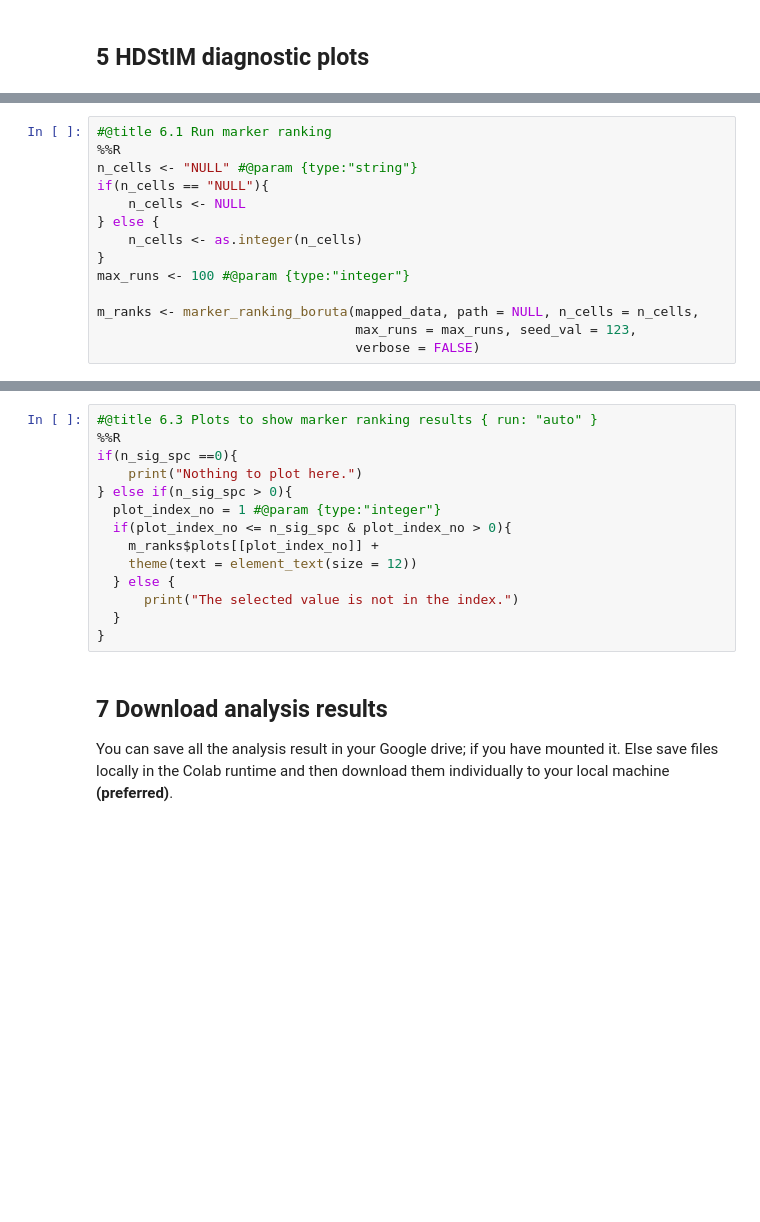
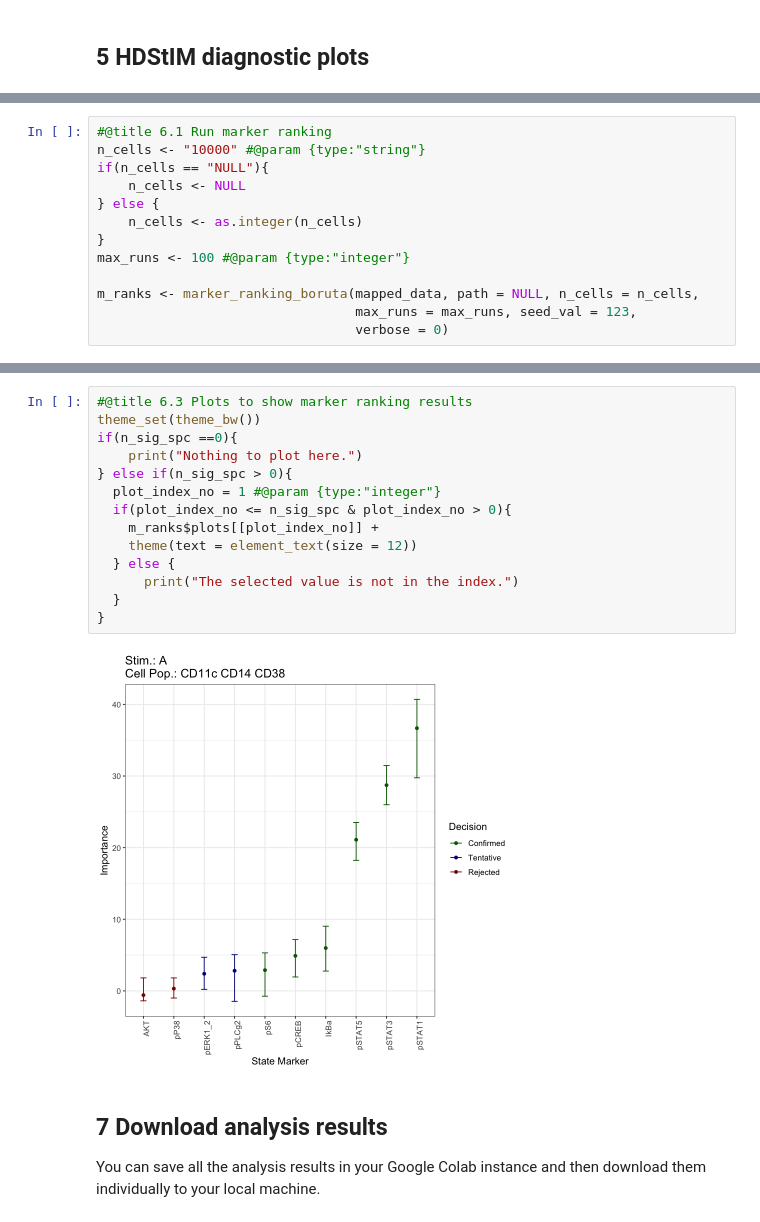
Before and after one commit to rohitfarmer/ColabHDStIM, a Jupyter notebook: ColabHDStIM.ipynb, the cells around one changed output, grey strips where cells are left out. Saved outputs shown, nothing was run; the diff lists cells and outputs as text; blank space fills up the shorter version.

```diff
--- a/ColabHDStIM.ipynb
+++ b/ColabHDStIM.ipynb
@@ -181,7 +241,6 @@ Ranking markers per their contribution to the response through Boruta (random fo
 # %%
 #@title 6.1 Run marker ranking
-%%R
-n_cells <- "NULL" #@param {type:"string"}
+n_cells <- "10000" #@param {type:"string"}
 if(n_cells == "NULL"){
     n_cells <- NULL
 } else {
@@ -191,4 +250,4 @@ max_runs <- 100 #@param {type:"integer"}
 
 m_ranks <- marker_ranking_boruta(mapped_data, path = NULL, n_cells = n_cells,
                                  max_runs = max_runs, seed_val = 123,
-                                 verbose = FALSE)
+                                 verbose = 0)
@@ -198,19 +275,21 @@ m_ranks <- marker_ranking_boruta(mapped_data, path = NULL, n_cells = n_cells,
 # %%
-#@title 6.3 Plots to show marker ranking results { run: "auto" }
-%%R
+#@title 6.3 Plots to show marker ranking results
+theme_set(theme_bw())
 if(n_sig_spc ==0){
     print("Nothing to plot here.")
 } else if(n_sig_spc > 0){
   plot_index_no = 1 #@param {type:"integer"}
   if(plot_index_no <= n_sig_spc & plot_index_no > 0){
     m_ranks$plots[[plot_index_no]] +
     theme(text = element_text(size = 12))
   } else {
       print("The selected value is not in the index.")
   }
 }
+# %% [output]
+[figure, added]
 # %% [markdown]
 ## 7 Download analysis results
-You can save all the analysis result in your Google drive; if you have mounted it. Else save files locally in the Colab runtime and then download them individually to your local machine **(preferred)**.
+You can save all the analysis results in your Google Colab instance and then download them individually to your local machine.
 # %%
 #@title 7.1 Output folder
```
Also changed, not shown: parts of 28 cells of this notebook.
